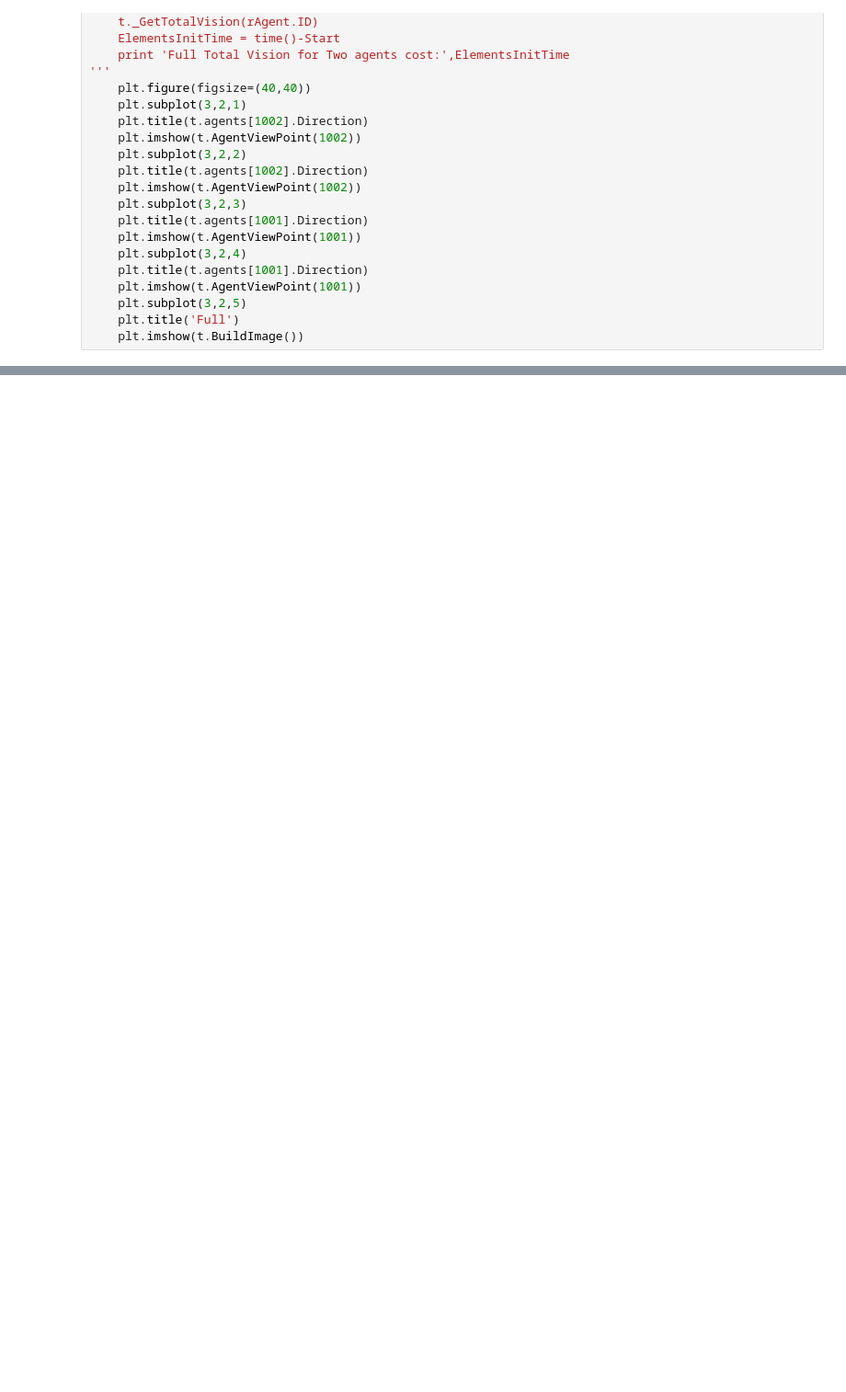
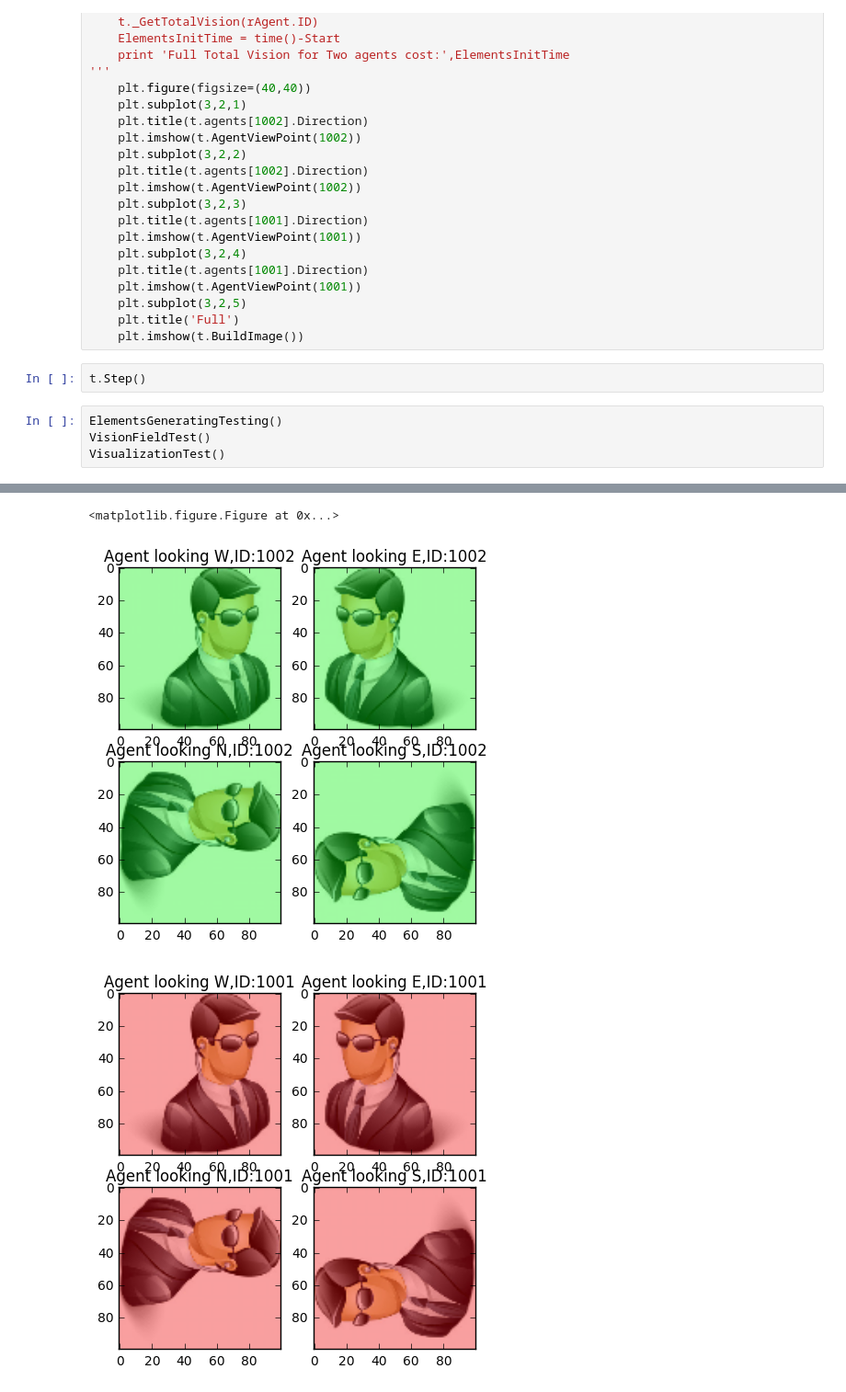
Before and after one commit to aqeel13932/APES_PT, a Jupyter notebook: Tester.ipynb, the cells around one changed output, grey strips where cells are left out. Shown at 92% size. Saved outputs shown, nothing was run; the diff lists cells and outputs as text; blank space fills up the shorter version.

```diff
--- a/Tester.ipynb
+++ b/Tester.ipynb
@@ -188,3 +186,10 @@ def VisualizationTest():
     plt.subplot(3,2,5)
     plt.title('Full')
     plt.imshow(t.BuildImage())
+# %%
+t.Step()
+# %%
+ElementsGeneratingTesting()
+VisionFieldTest()
+VisualizationTest()
+# %% [output]
@@ -190,0 +213,3 @@ def VisualizationTest():
+<matplotlib.figure.Figure at 0x...>
+[figure, added]
+[figure, added]
```
Also changed, not shown: parts of 7 cells of this notebook, 5 other files.
